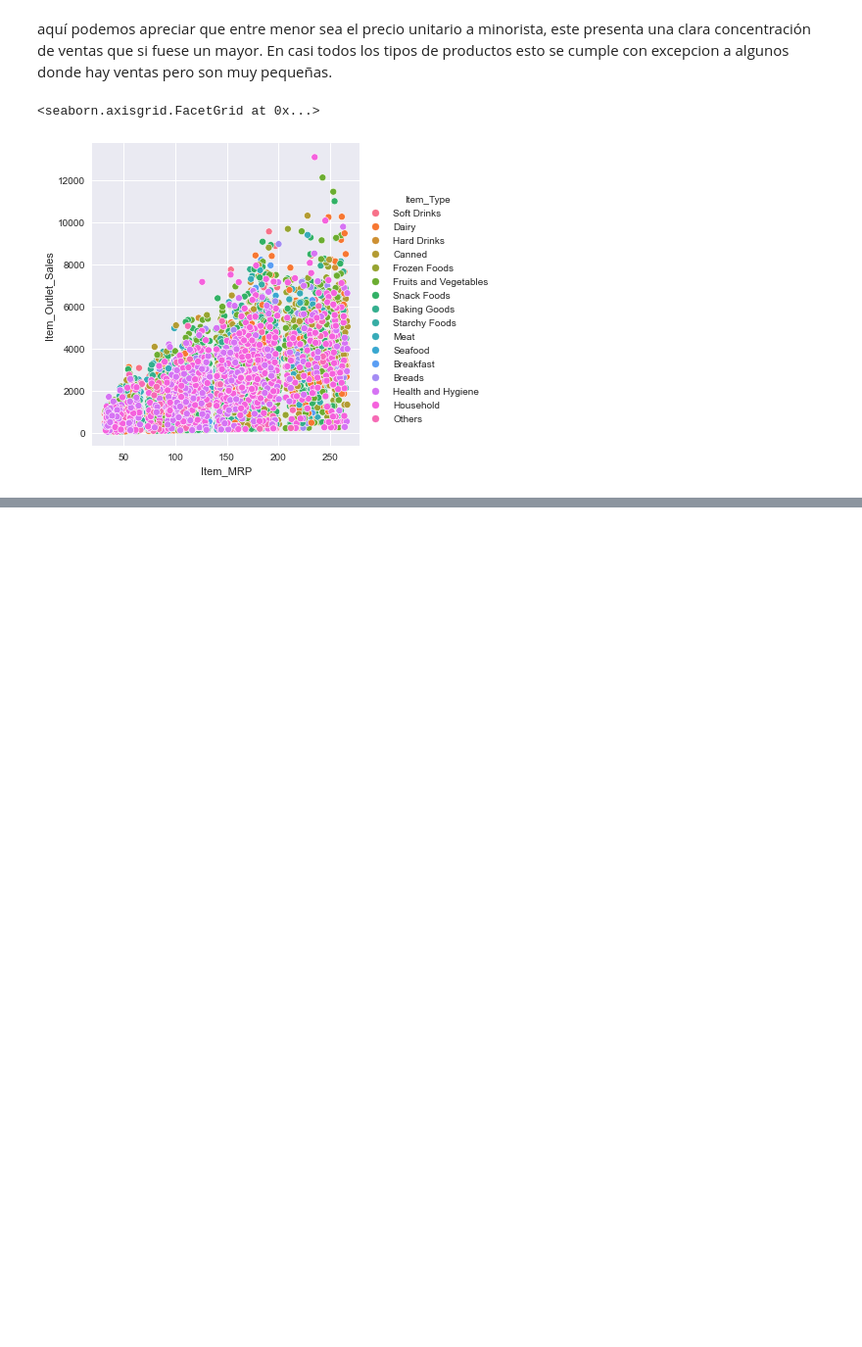
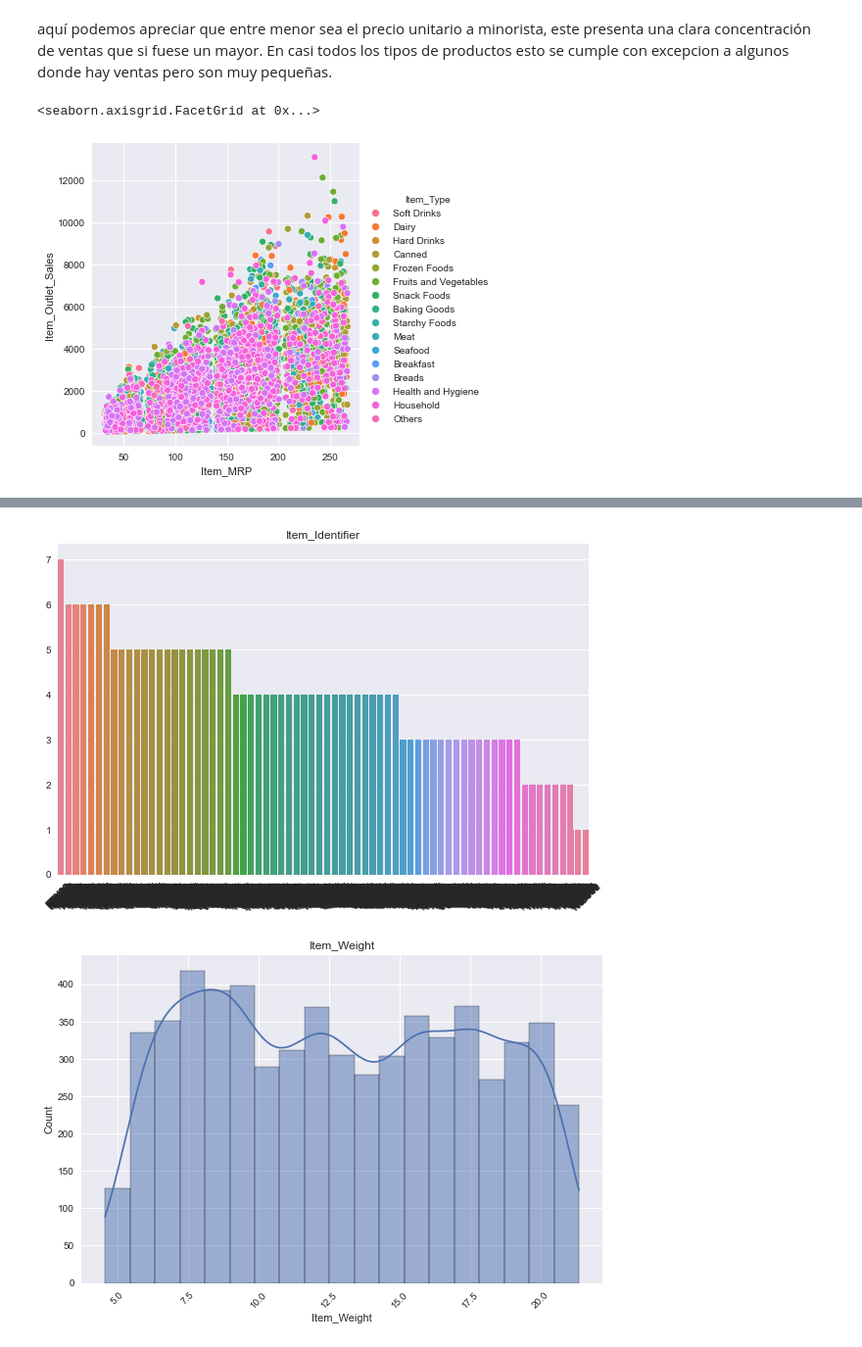
Before and after one commit to Elmatinho/predicciones-ventas, a Jupyter notebook: predicciones_ventas.ipynb, the cells around one changed output, grey strips where cells are left out. Shown at 98% size. Cells and saved outputs as stored; diff of their text form; code cells hidden in the pictures; blank space fills up the shorter version.

Commit message:
Tiene los histogramas, los boxplot y el mapa de calor

```diff
--- a/predicciones_ventas.ipynb
+++ b/predicciones_ventas.ipynb
@@ -416,0 +464,4 @@ sns.relplot(data=predicciones_without_nan,x='Item_MRP',y='Item_Outlet_Sales',hue
+# %%
+data=pd.DataFrame(predicciones_without_nan.dtypes)
+data=data.reset_index()
+data
@@ -416,0 +491,17 @@ sns.relplot(data=predicciones_without_nan,x='Item_MRP',y='Item_Outlet_Sales',hue
+# %%
+for i in range(len(data)):
+        if predicciones_without_nan.dtypes[i] != 'object':
+                sns.histplot(predicciones_without_nan[data['index'][i]],kde=True)
+                plt.xticks(rotation=45)
+                plt.title(data['index'][i])
+                plt.show()
+        else:
+                obj=predicciones_without_nan[data['index'][i]].value_counts()
+                sns.barplot(x=obj.index,y=obj.values,palette='husl')
+                plt.xticks(rotation=45)
+                plt.title(data['index'][i])
+
+                plt.show()
+# %% [output]
+[figure, added]
+[figure, added]
```
Also changed, not shown: parts of 17 cells of this notebook.
